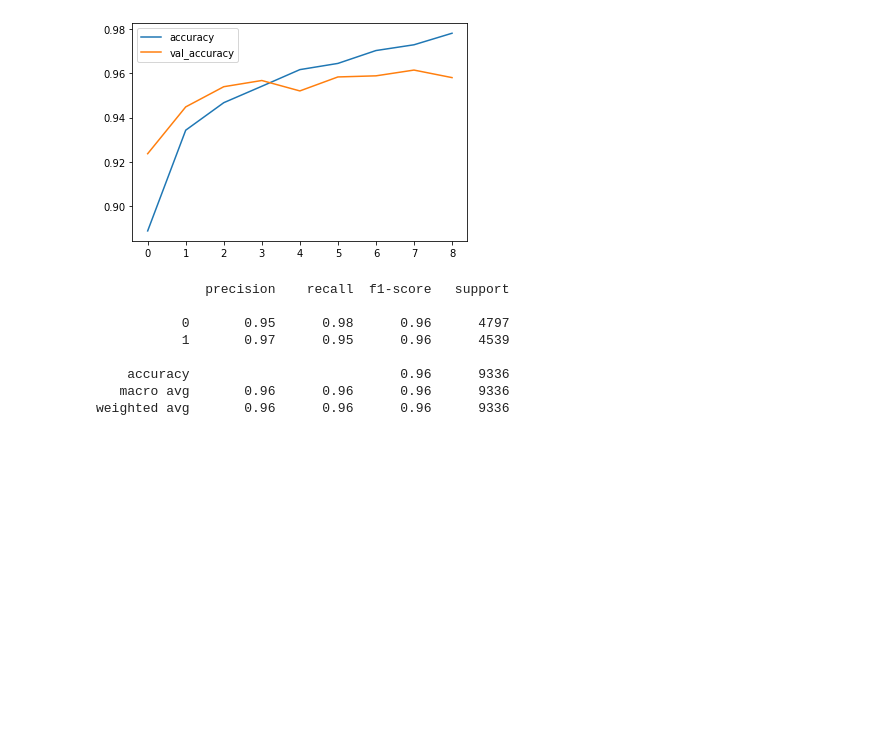
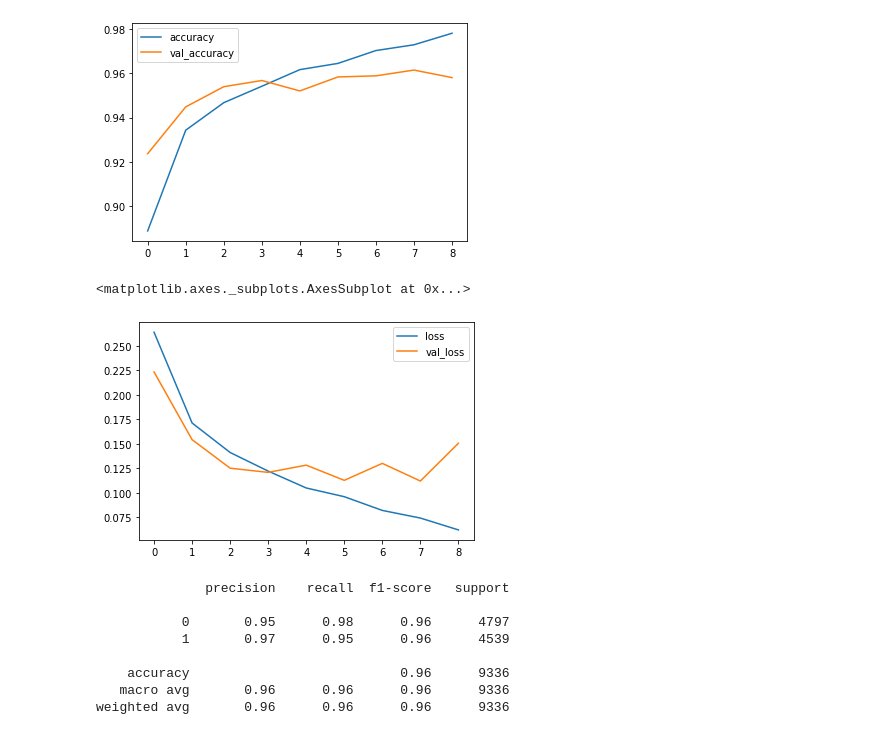
Before and after one commit to joshuasir/dl-project, a Jupyter notebook: Preprocess_Methodology_NLP_News_part_2.ipynb, the cells around one changed output. Saved outputs shown, nothing was run; the diff lists cells and outputs as text; code cells hidden in the pictures; blank space fills up the shorter version.

```diff
--- a/Preprocess_Methodology_NLP_News_part_2.ipynb
+++ b/Preprocess_Methodology_NLP_News_part_2.ipynb
@@ -578,6 +563,11 @@ hist[['accuracy','val_accuracy']].plot()
 # %% [output]
 <matplotlib.axes._subplots.AxesSubplot at 0x...>
 [figure]
+# %%
+hist[['loss','val_loss']].plot()
+# %% [output]
+<matplotlib.axes._subplots.AxesSubplot at 0x...>
+[figure, added]
 # %%
 from sklearn.metrics import classification_report
 
```
Also changed, not shown: parts of 3 cells of this notebook.
